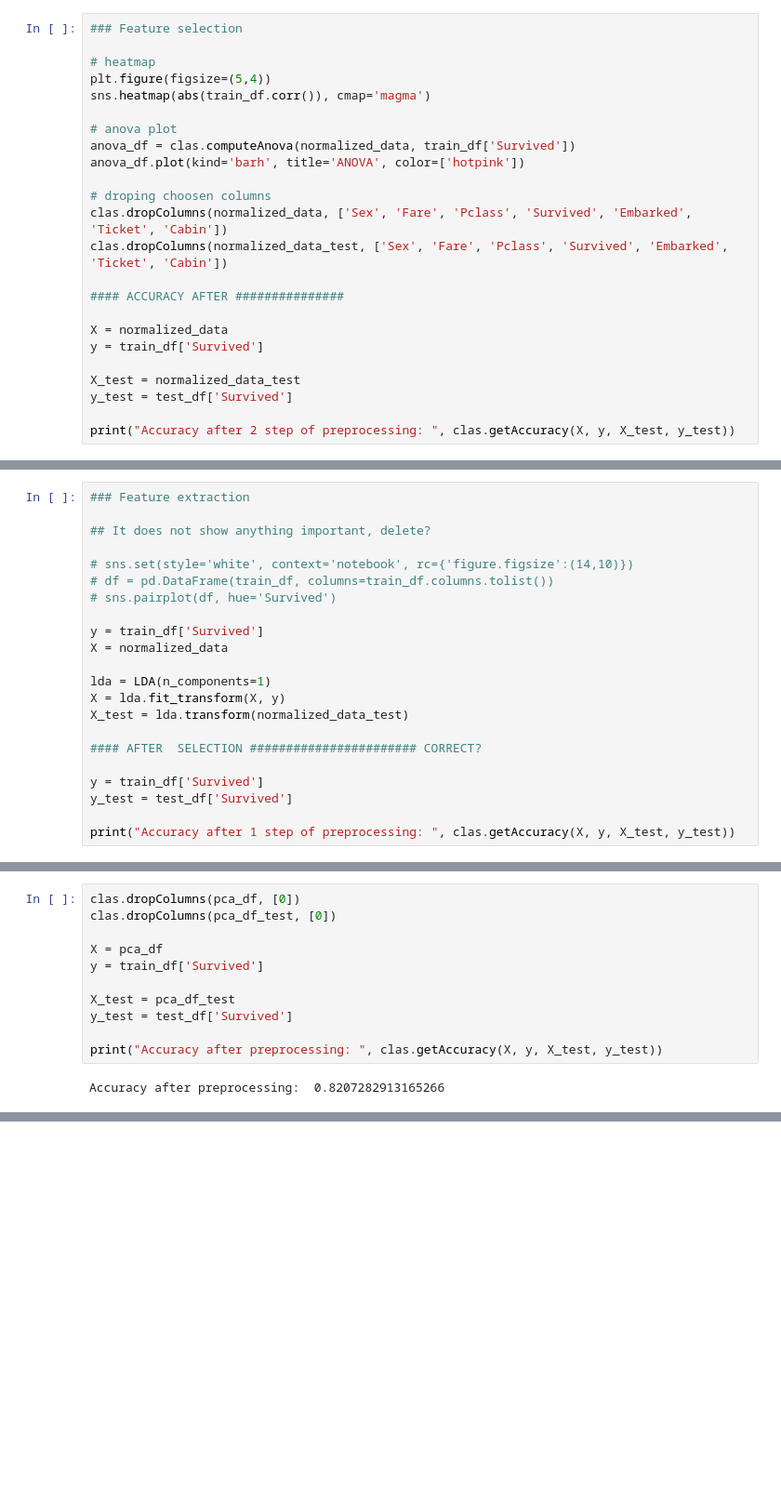
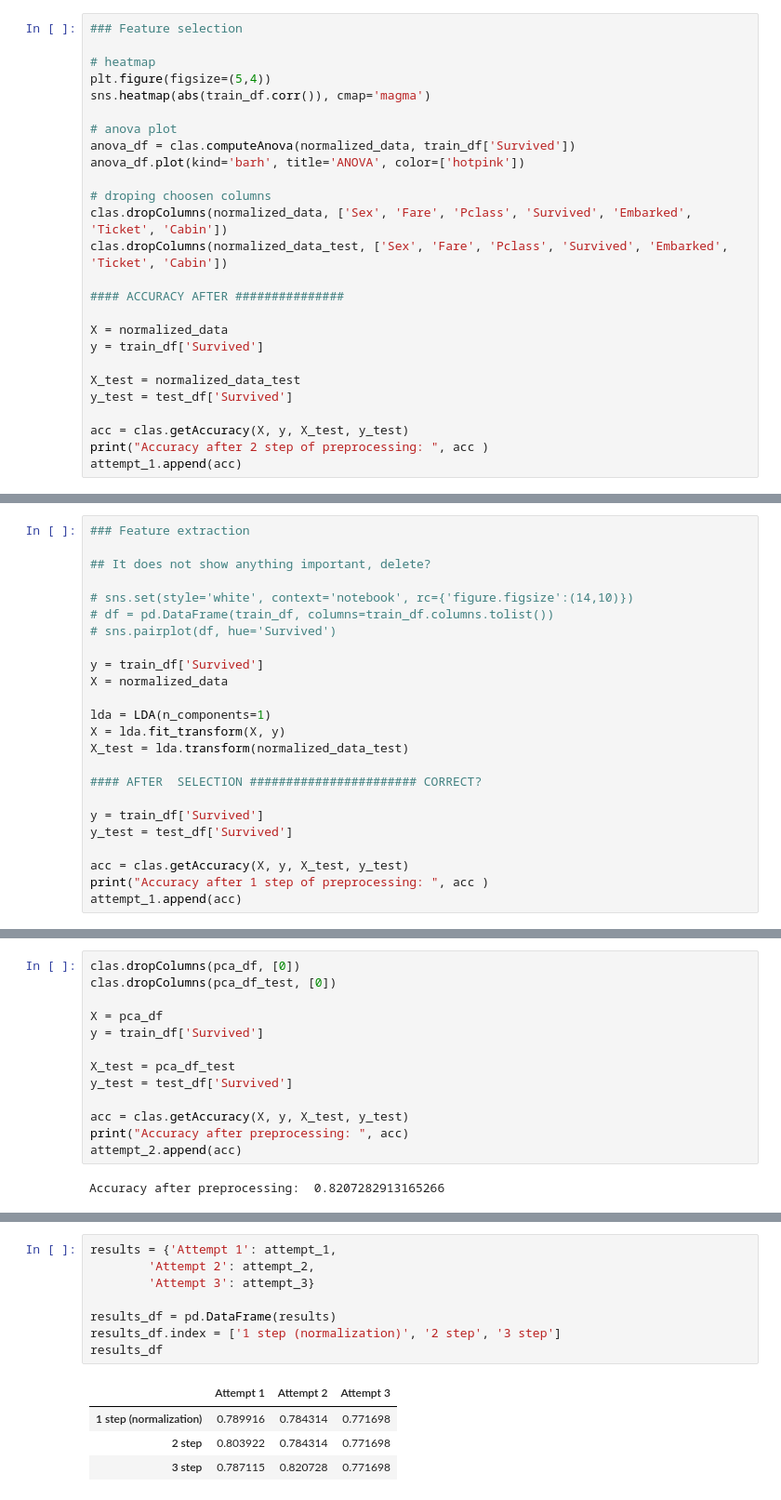
Before and after one commit to jszczublinska/DM_Titanic, a Jupyter notebook: titanic.ipynb, the cells around one changed output, grey strips where cells are left out. Shown at 93% size. Saved outputs shown, nothing was run; the diff lists cells and outputs as text; blank space fills up the shorter version.

```diff
--- a/titanic.ipynb
+++ b/titanic.ipynb
@@ -155,7 +155,9 @@ y = train_df['Survived']
 X_test = normalized_data_test
 y_test = test_df['Survived']
 
-print("Accuracy after 2 step of preprocessing: ", clas.getAccuracy(X, y, X_test, y_test))
+acc = clas.getAccuracy(X, y, X_test, y_test)
+print("Accuracy after 2 step of preprocessing: ", acc )
+attempt_1.append(acc)
 # %% [output]
 Accuracy after 2 step of preprocessing:  0.803921568627451
 [figure]
@@ -201,7 +203,9 @@ X_test = lda.transform(normalized_data_test)
 y = train_df['Survived']
 y_test = test_df['Survived']
 
-print("Accuracy after 1 step of preprocessing: ", clas.getAccuracy(X, y, X_test, y_test))
+acc = clas.getAccuracy(X, y, X_test, y_test)
+print("Accuracy after 1 step of preprocessing: ", acc )
+attempt_1.append(acc)
 # %% [output]
 Accuracy after 1 step of preprocessing:  0.7871148459383753
 # %% [markdown]
@@ -279,6 +304,8 @@ y = train_df['Survived']
 X_test = pca_df_test
 y_test = test_df['Survived']
 
-print("Accuracy after preprocessing: ", clas.getAccuracy(X, y, X_test, y_test))
+acc = clas.getAccuracy(X, y, X_test, y_test)
+print("Accuracy after preprocessing: ", acc)
+attempt_2.append(acc)
 # %% [output]
 Accuracy after preprocessing:  0.8207282913165266
@@ -286,0 +349,13 @@ Accuracy after preprocessing:  0.8207282913165266
+# %%
+results = {'Attempt 1': attempt_1,
+        'Attempt 2': attempt_2,
+        'Attempt 3': attempt_3}
+
+results_df = pd.DataFrame(results)
+results_df.index = ['1 step (normalization)', '2 step', '3 step']
+results_df
+# %% [output]
+|  | Attempt 1 | Attempt 2 | Attempt 3 |
+| 1 step (normalization) | 0.789916 | 0.784314 | 0.771698 |
+| 2 step | 0.803922 | 0.784314 | 0.771698 |
+| 3 step | 0.787115 | 0.820728 | 0.771698 |
```
Also changed, not shown: parts of 14 cells of this notebook, 2 other files.
